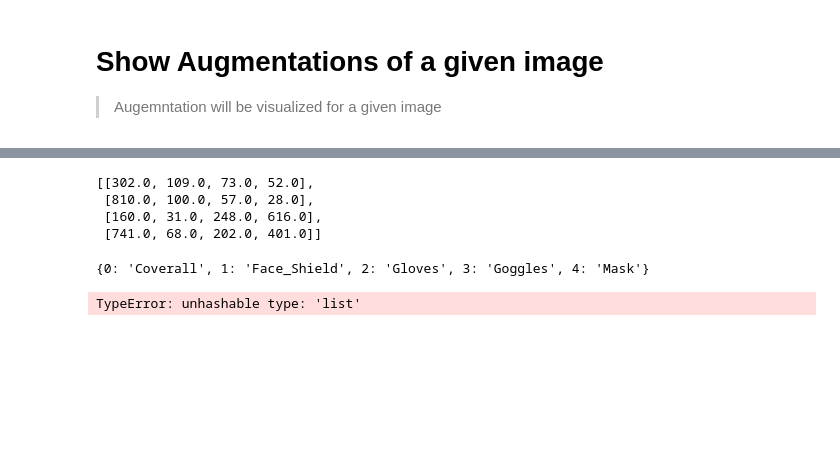
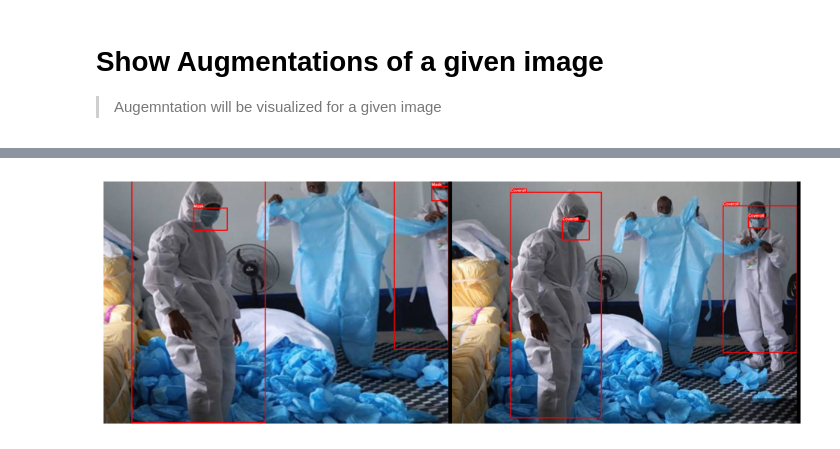
Before and after one commit to HasanGoni/vision_models, a Jupyter notebook: nbs/03_rt_detr.aug_viz.ipynb, the cells around one changed output, grey strips where cells are left out. Cells and saved outputs as stored; diff of their text form; code cells hidden in the pictures; blank space fills up the shorter version.

```diff
--- a/nbs/03_rt_detr.aug_viz.ipynb
+++ b/nbs/03_rt_detr.aug_viz.ipynb
@@ -29,7 +39,10 @@ def apply_aug(
     aug_name:str,
     aug_dict:dict,
     img:np.ndarray,
-    bbox:List[List[float]]
+    bbox:List[List[float]],
+    id2label:Dict[int, str]=id2label,
+    category_ids:List[int]=cats,
+    show:bool=False
     ):
     transformed = A.Compose(
         [aug_dict[aug_name]]
@@ -42,7 +55,18 @@ def apply_aug(
             )
 
     transformed = transformed(image=img, bboxes=bbox)
-    return transformed['image'], transformed['bboxes'][0]
+    trns_img, trns_boxes =  transformed['image'], transformed['bboxes']
+    if show:
+
+        visualize(
+            trns_img,
+            trns_boxes,
+            category_id_to_name=id2label,
+            category_ids=category_ids,
+            second_image=np.array(img),
+            second_boxes=bbox
+        )
+    return trns_img, trns_boxes
 # %%
 #| export
 BOX_COLOR = (255, 0, 0) # Red
@@ -102,14 +144,11 @@ bbox
 # %%
+#| eval:False
 new_img, new_b = apply_aug(
     'perspective',
     aug_dict,
     np.array(img),
-    bbox
+    bbox,
+    show=True
 )
+# %% [output]
+[figure, added]
-# %%
-bbox
-# %% [output]
-[[302.0, 109.0, 73.0, 52.0],
- [810.0, 100.0, 57.0, 28.0],
- [160.0, 31.0, 248.0, 616.0],
- [741.0, 68.0, 202.0, 401.0]]
@@ -119,8 +154,0 @@ id2label, lbl2id = idx_categories(categories)
-# %%
-id2label
-# %% [output]
-{0: 'Coverall', 1: 'Face_Shield', 2: 'Gloves', 3: 'Goggles', 4: 'Mask'}
-# %%
-visualize(new_img, [new_b],category_id_to_name=id2label, category_ids=[cats] )
-# %% [output]
-TypeError: unhashable type: 'list'
```
Also changed, not shown: parts of 13 cells of this notebook, 4 other files.
